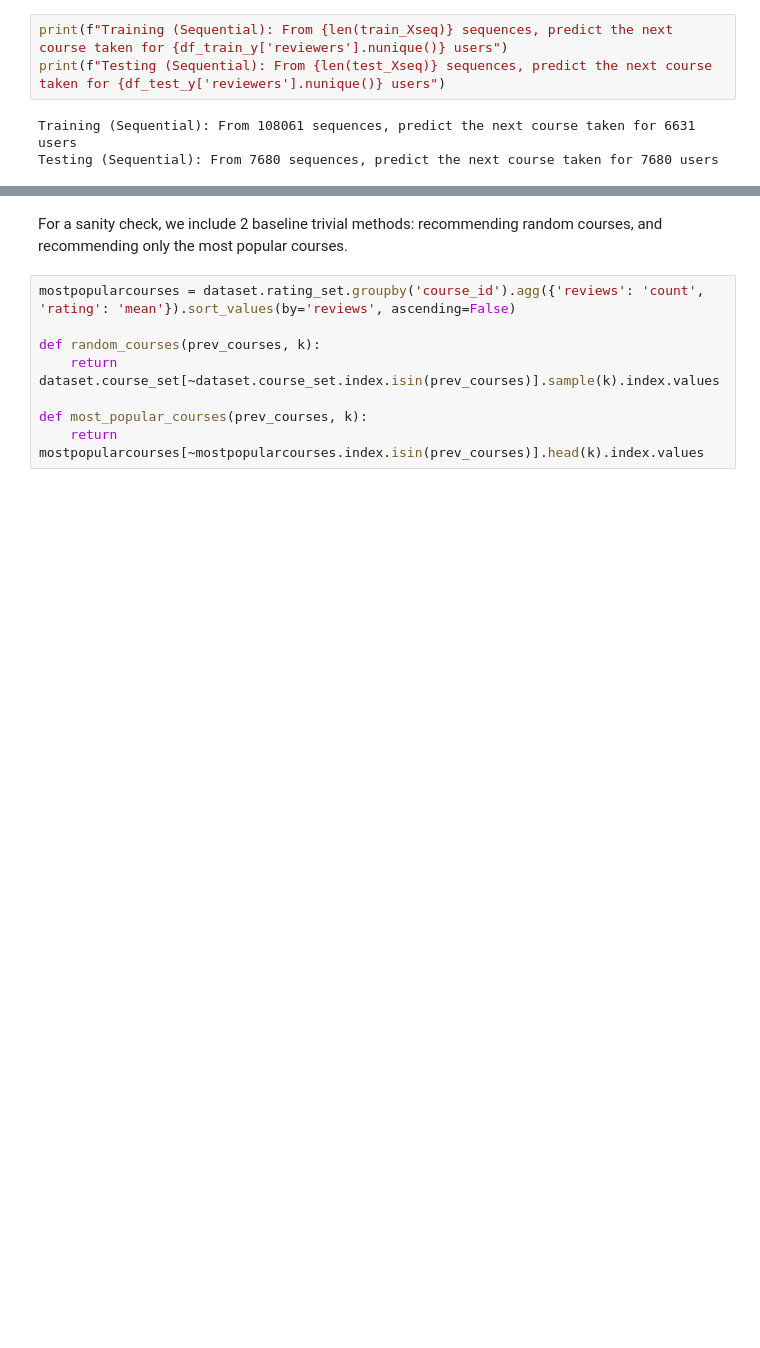
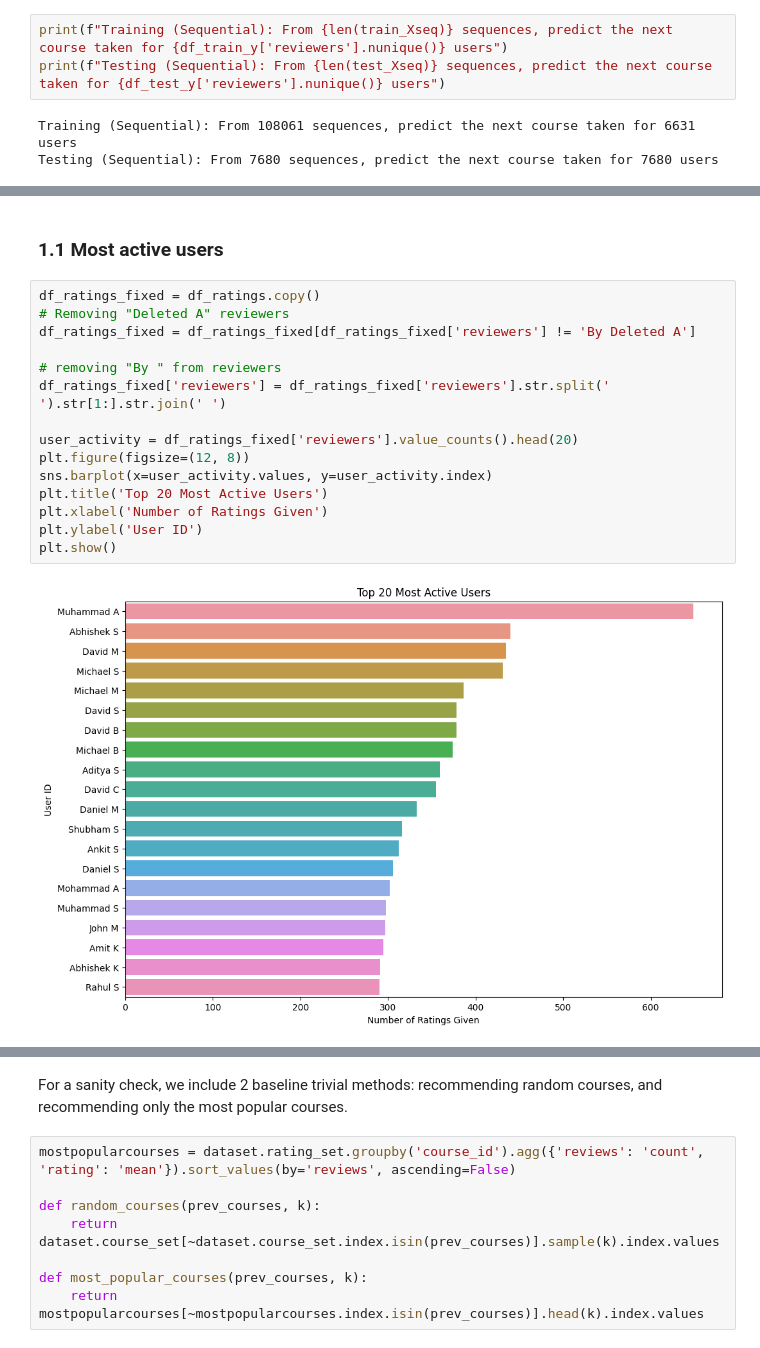
Before and after one commit to franciszac-dlc/comp9727-project, a Jupyter notebook: notebooks/Model Evaluation.ipynb, the cells around one changed output, grey strips where cells are left out. Saved outputs shown, nothing was run; the diff lists cells and outputs as text; blank space fills up the shorter version.

```diff
--- a/notebooks/Model Evaluation.ipynb
+++ b/notebooks/Model Evaluation.ipynb
@@ -69,0 +114,19 @@ Testing (Sequential): From 7680 sequences, predict the next course taken for 768
+# %% [markdown]
+### 1.1 Most active users
+# %%
+df_ratings_fixed = df_ratings.copy()
+# Removing "Deleted A" reviewers
+df_ratings_fixed = df_ratings_fixed[df_ratings_fixed['reviewers'] != 'By Deleted A']
+
+# removing "By " from reviewers
+df_ratings_fixed['reviewers'] = df_ratings_fixed['reviewers'].str.split(' ').str[1:].str.join(' ')
+
+user_activity = df_ratings_fixed['reviewers'].value_counts().head(20)
+plt.figure(figsize=(12, 8))
+sns.barplot(x=user_activity.values, y=user_activity.index)
+plt.title('Top 20 Most Active Users')
+plt.xlabel('Number of Ratings Given')
+plt.ylabel('User ID')
+plt.show()
+# %% [output]
+[figure, added]
```
Also changed, not shown: parts of 39 cells of this notebook.
